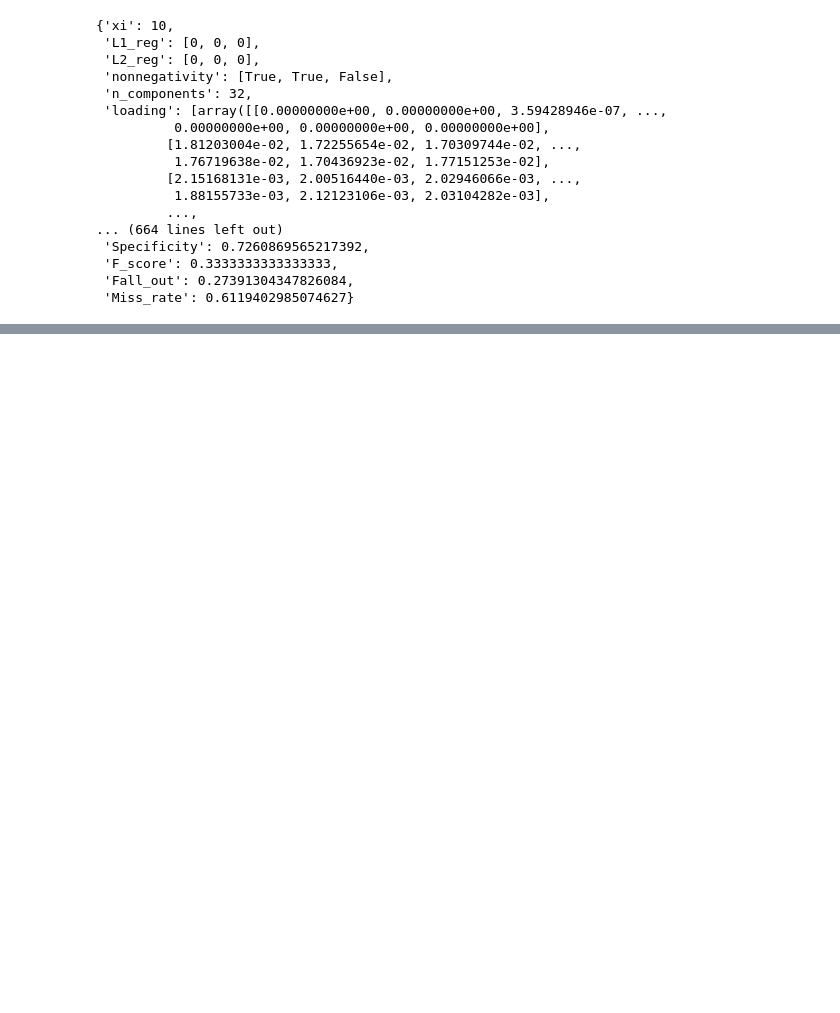
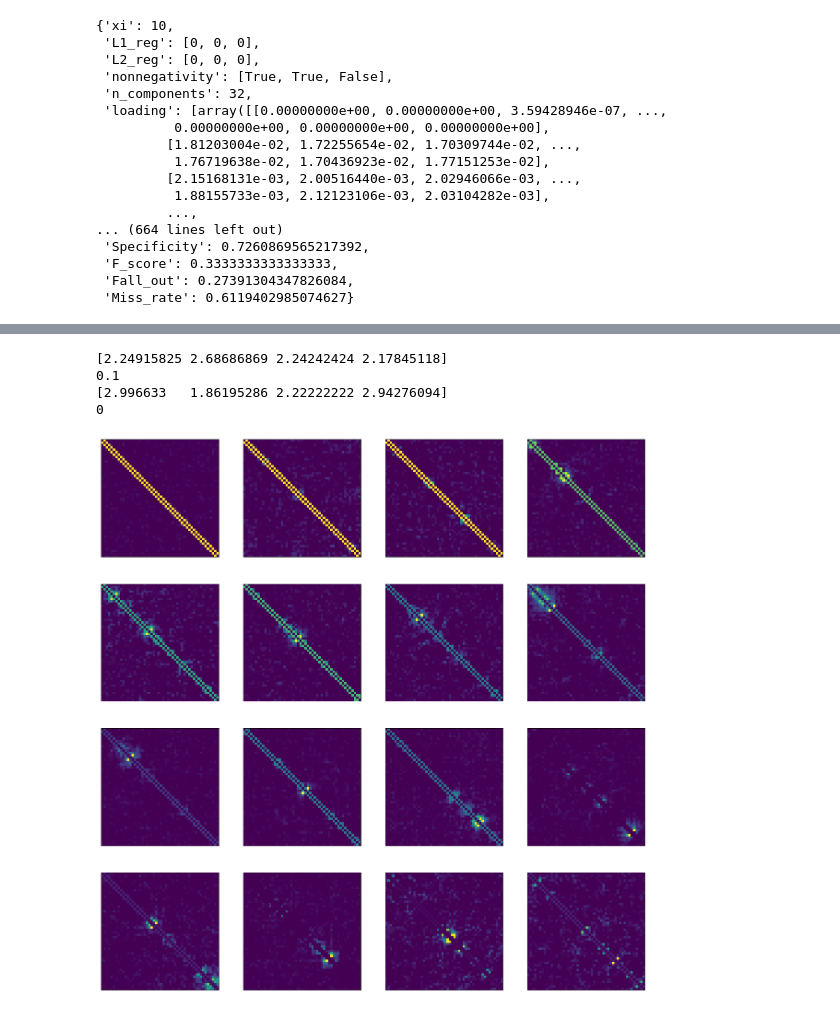
Before and after one commit to BryaneX455/reu2022, a Jupyter notebook: Kuramoto Model/UCLA_SNMF.ipynb, the cells around one changed output, grey strips where cells are left out. Drawn from its saved outputs; the diff is of its cells as text; code cells hidden in the pictures; blank space fills up the shorter version.

```diff
--- a/Kuramoto Model/UCLA_SNMF.ipynb
+++ b/Kuramoto Model/UCLA_SNMF.ipynb
@@ -244,0 +286,19 @@ display_dictionary(W = results_dict_new_snmf_cv['loading'][0],
+# %%
+print(np.sum(LMF_AUC_array_naive, 0))
+xi_NMF_n = xi_list[np.argmax(np.sum(LMF_AUC_array_naive, 0))]
+print(xi_NMF_n)
+
+print(np.sum(LMF_AUC_array_exhaustive, 0))
+xi_NMF_e = xi_list[np.argmax(np.sum(LMF_AUC_array_exhaustive, 0))]
+print(xi_NMF_e)
+# %% [output]
+[2.24915825 2.68686869 2.24242424 2.17845118]
+0.1
+[2.996633   1.86195286 2.22222222 2.94276094]
+0
+# %%
+W = results_dict_new.get('loading')[0]
+# %%
+display_dictionary(save_name=save_folder+'LMF_Dictionaries', W=W, figsize=[20,20])
+# %% [output]
+[figure, added]
```
Also changed, not shown: parts of 11 cells of this notebook, 2 other files.
